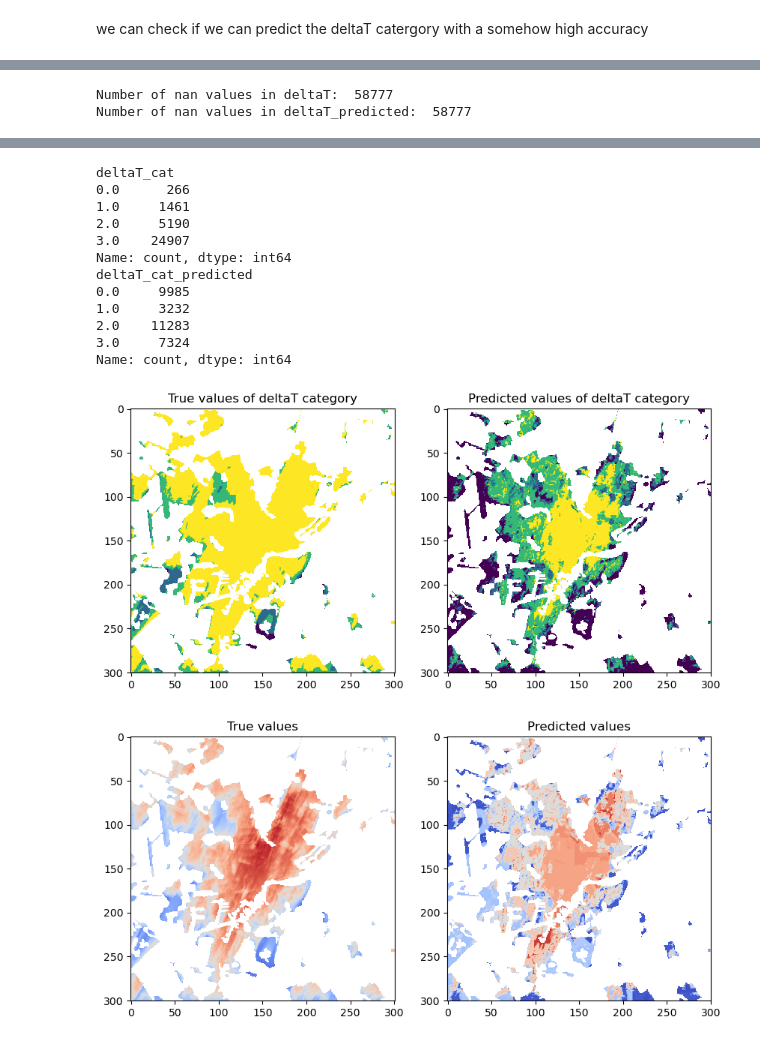
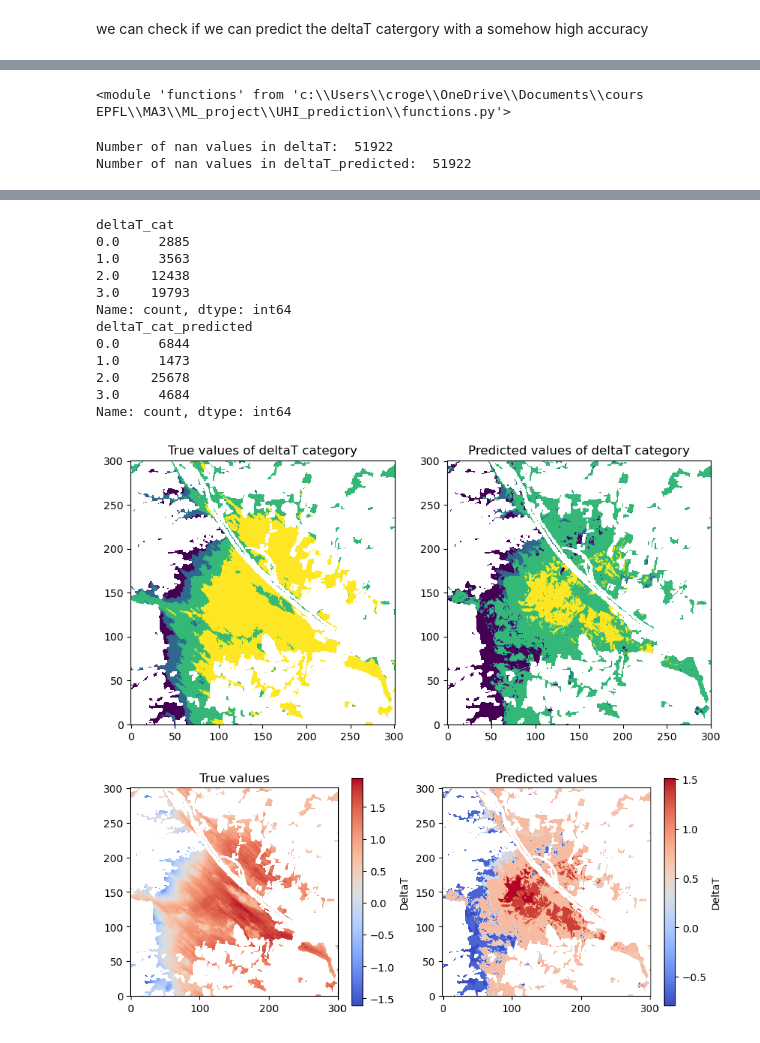
Before and after one commit to christopherogerepfl/UHI_prediction, a Jupyter notebook: task1.ipynb, the cells around one changed output, grey strips where cells are left out. Cells and saved outputs as stored; diff of their text form; code cells hidden in the pictures.

```diff
--- a/task1.ipynb
+++ b/task1.ipynb
@@ -206,7 +209,7 @@ X[['pop', 'elevation', 'hum', 'wind', 'NDVI', 'temp']] = scaler.fit_transform(X[
 
 #sample the data so that we have equal number of samples per category of deltaT
 
-X_train, X_test, y_train, y_test = train_test_split(X, y, test_size=0.2, random_state=42, stratify=X['deltaT_cat'])
+X_train, X_test, y_train, y_test = train_test_split(X, y, test_size=0.2, random_state=42)
 #remove deltaT_cat from the data
 X_train.drop(columns=['deltaT_cat'], inplace=True)
 X_test.drop(columns=['deltaT_cat'], inplace=True)
@@ -390,3 +411,6 @@ print(y_test.iloc[140:150].values)
 '''import pickle
 filename = 'finalized_model.sav'
 pickle.dump(model_final, open(filename, 'wb'))'''
+
+model_deltaT = pickle.load(open('finalized_model.sav', 'rb'))
+reload(f)
@@ -514,7 +526,9 @@ plt.show()
 # %%
-#KNN classifier
-from sklearn.neighbors import KNeighborsClassifier
-clf = KNeighborsClassifier(n_neighbors=6, n_jobs=1)
+#gradient boosting classifier
+from sklearn.ensemble import HistGradientBoostingClassifier
+clf = HistGradientBoostingClassifier(random_state=42, max_depth=14, learning_rate=0.15, min_samples_leaf=2, max_iter=1000,
+                                     verbose=0, early_stopping=True, validation_fraction=0.1, n_iter_no_change=10, tol=10e-5,
+                                     l2_regularization=0.2, warm_start=True, max_bins=100)
 clf.fit(X_train, y_train)
 y_pred = clf.predict(X_test)
 print('Accuracy: ', clf.score(X_test, y_test))
@@ -617,8 +569,10 @@ Number of nan values in deltaT_predicted:  38618
 # %%
-final_model = pickle.load(open('finalized_model.sav', 'rb'))
+final_model_withdtcat = pickle.load(open('finalized_model.sav', 'rb'))
+reload(f)
+# %% [output]
+<module 'functions' from 'c:\\Users\\croge\\OneDrive\\Documents\\cours EPFL\\MA3\\ML_project\\UHI_prediction\\functions.py'>
 # %%
-deltaT, predictedDT, madrid_df = f.visualization_prediction('Amsterdam', 24*8+3, model, 4, [q1, q2, q3], cmap = 'coolwarm', deltaTcat=False)
-
+deltaT, predictedDT, madrid_df, shape_city = f.visualization_prediction('Vienna', 24*1+0, gb, 6, [q1, q2, q3], cmap = 'coolwarm', deltaTcat=False)
 
 madrid_df['deltaT_cat_predicted'] = clf.predict(madrid_df[['pop', 'elevation', 'land cover type', 'hum', 'wind', 'hour','month', 'NDVI', 'temp', 'latitude']])
 madrid_df[madrid_df['iswater'] == 0] = np.nan
@@ -627,16 +581,19 @@ print(madrid_df.groupby('deltaT_cat')['deltaT_cat'].value_counts())
 print(madrid_df.groupby('deltaT_cat_predicted')['deltaT_cat_predicted'].value_counts())
 
 fig, ax = plt.subplots(1,2, figsize=(10,5))
-ax[0].imshow(madrid_df['deltaT_cat'].values.reshape(301,301))
+ax[0].imshow(madrid_df['deltaT_cat'].values.reshape(shape_city,shape_city))
 ax[0].set_title('True values of deltaT category')
-ax[1].imshow(madrid_df['deltaT_cat_predicted'].values.reshape(301,301))
+ax[0].invert_yaxis()
+ax[1].imshow(madrid_df['deltaT_cat_predicted'].values.reshape(shape_city,shape_city))
 ax[1].set_title('Predicted values of deltaT category')
+ax[1].invert_yaxis()
+
 plt.show()
 
 madrid_df['deltaT_cat'] = madrid_df['deltaT_cat_predicted']
 madrid_df['pop_cat'] = madrid_df['pop'].apply(lambda x : 0 if x<100 else (1 if x<1000 else (2 if x<10000 else 3)))
 madrid_df[madrid_df['iswater'] == 0] = np.nan
-madrid_df['deltaT_predicted'] = final_model.predict(madrid_df[['pop', 'elevation', 'land cover type', 'hum', 'wind', 'hour','month', 'NDVI', 'pop_cat', 'temp', 'latitude', 'deltaT_cat']])
+madrid_df['deltaT_predicted'] = final_model_withdtcat.predict(madrid_df[['pop', 'elevation', 'land cover type', 'hum', 'wind', 'hour','month', 'NDVI', 'pop_cat', 'temp', 'latitude', 'deltaT_cat']])
 
 #plot the prediction and the true values with the same color scale
 fig, ax = plt.subplots(1,2, figsize=(10,5))
@@ -652,13 +609,26 @@ vmax = np.max([deltaT[(madrid_df['iswater']==1) & (madrid_df['isrural']==0)].max
                 deltaT_predicted[(madrid_df['iswater']==1) & (madrid_df['isrural']==0)].max()])
 
 
-deltaT_predicted = deltaT_predicted.values.reshape(301,301)
-ax[0].imshow(madrid_df['deltaT'].values.reshape(301,301), cmap='coolwarm')
+deltaT_predicted = deltaT_predicted.values.reshape(shape_city,shape_city)
+ax[0].imshow(madrid_df['deltaT'].values.reshape(shape_city,shape_city), cmap='coolwarm')
 ax[0].set_title('True values')
+#invert the y axis
+#add a colorbar
+cbar = plt.colorbar(ax[0].imshow(madrid_df['deltaT'].values.reshape(shape_city,shape_city), cmap='coolwarm'), ax=ax[0], shrink=0.8)
+ax[0].invert_yaxis()
+
+cbar.set_label('DeltaT')
+
 ax[1].imshow(deltaT_predicted, cmap='coolwarm')
 ax[1].set_title('Predicted values')
+#invert the y axis
+
+#add a colorbar
+cbar = plt.colorbar(ax[1].imshow(deltaT_predicted, cmap='coolwarm'), ax=ax[1], shrink=0.8)
+ax[1].invert_yaxis()
+cbar.set_label('DeltaT')
 
 plt.show()
 # %% [output]
-Number of nan values in deltaT:  58777
-Number of nan values in deltaT_predicted:  58777
+Number of nan values in deltaT:  51922
+Number of nan values in deltaT_predicted:  51922
@@ -667,14 +637,14 @@ Number of nan values in deltaT_predicted:  58777
 deltaT_cat
-0.0      266
-1.0     1461
-2.0     5190
-3.0    24907
+0.0     2885
+1.0     3563
+2.0    12438
+3.0    19793
 Name: count, dtype: int64
 deltaT_cat_predicted
-0.0     9985
-1.0     3232
-2.0    11283
-3.0     7324
+0.0     6844
+1.0     1473
+2.0    25678
+3.0     4684
 Name: count, dtype: int64
-[figure, old version]
+[figure, new version]
-[figure, old version]
+[figure, new version]
```
Also changed, not shown: parts of 32 cells of this notebook, 1 other file.
